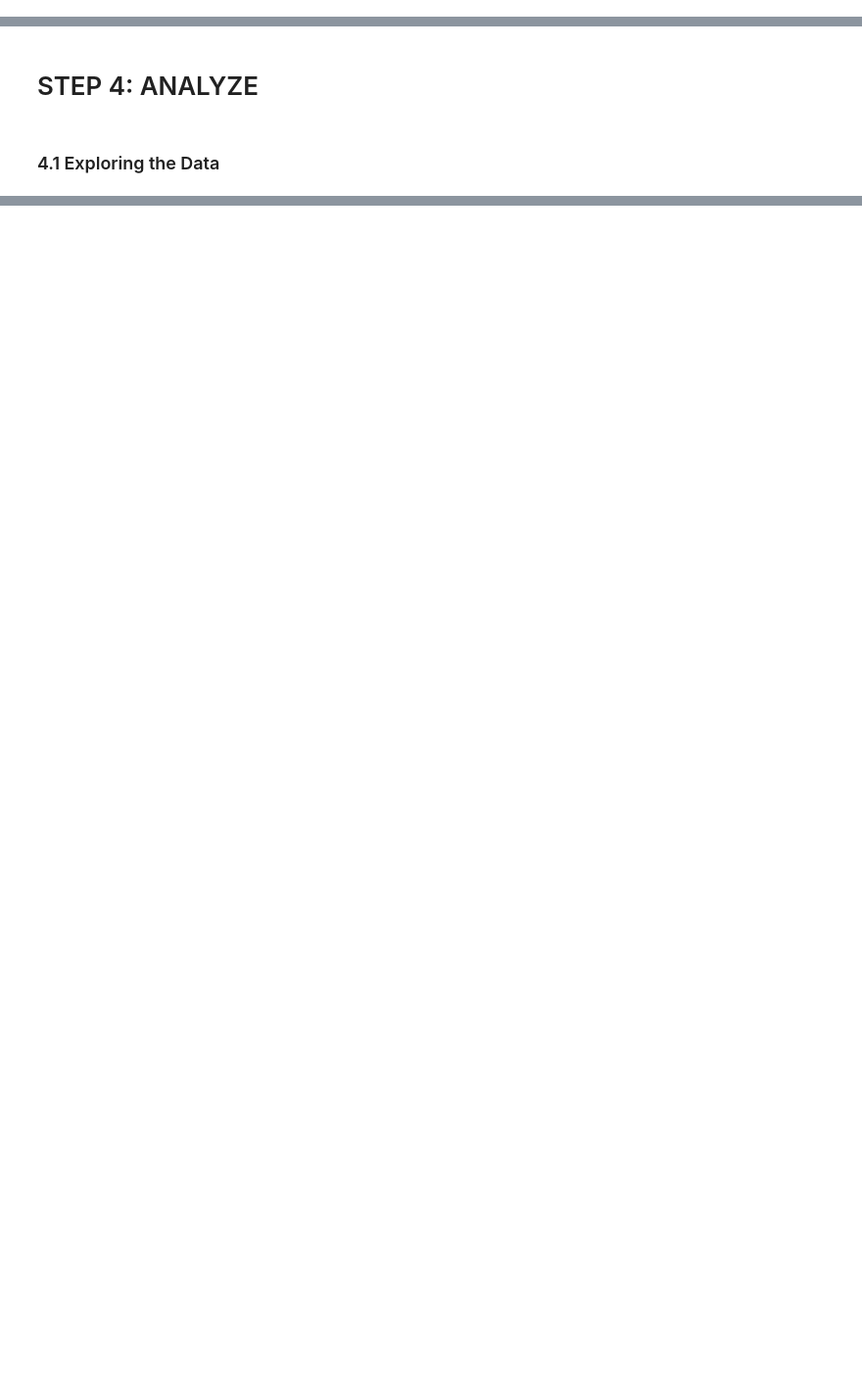
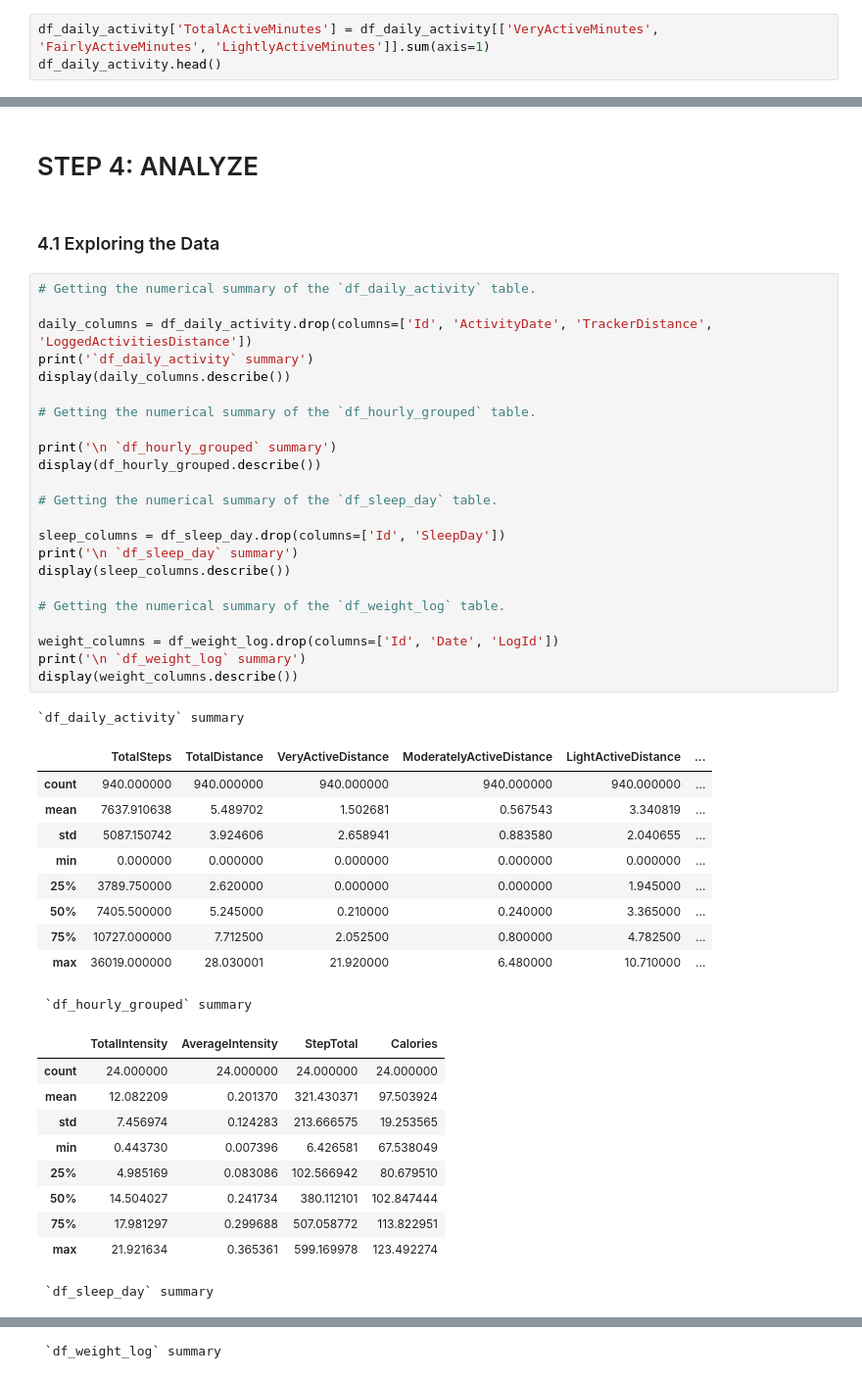
Before and after one commit to Klekzee/Case-Studies, a Jupyter notebook: 01-GoogleCapstone1/BellaBeat.ipynb, the cells around one changed output, grey strips where cells are left out. Shown at 98% size. Cells and saved outputs as stored; diff of their text form; blank space fills up the shorter version.

```diff
--- a/01-GoogleCapstone1/BellaBeat.ipynb
+++ b/01-GoogleCapstone1/BellaBeat.ipynb
@@ -356,0 +394,3 @@ memory usage: 110.3 KB
+# %%
+df_daily_activity['TotalActiveMinutes'] = df_daily_activity[['VeryActiveMinutes', 'FairlyActiveMinutes', 'LightlyActiveMinutes']].sum(axis=1)
+df_daily_activity.head()
@@ -358,3 +405,48 @@ memory usage: 110.3 KB
 # STEP 4: ANALYZE
 # %% [markdown]
 ### 4.1 Exploring the Data
+# %%
+# Getting the numerical summary of the `df_daily_activity` table.
+
+daily_columns = df_daily_activity.drop(columns=['Id', 'ActivityDate', 'TrackerDistance', 'LoggedActivitiesDistance'])
+print('`df_daily_activity` summary')
+display(daily_columns.describe())
+
+# Getting the numerical summary of the `df_hourly_grouped` table.
+
+print('\n `df_hourly_grouped` summary')
+display(df_hourly_grouped.describe())
+
+# Getting the numerical summary of the `df_sleep_day` table.
+
+sleep_columns = df_sleep_day.drop(columns=['Id', 'SleepDay'])
+print('\n `df_sleep_day` summary')
+display(sleep_columns.describe())
+
+# Getting the numerical summary of the `df_weight_log` table.
+
+weight_columns = df_weight_log.drop(columns=['Id', 'Date', 'LogId'])
+print('\n `df_weight_log` summary')
+display(weight_columns.describe())
+# %% [output]
+`df_daily_activity` summary
+|  | TotalSteps | TotalDistance | VeryActiveDistance | ModeratelyActiveDistance | LightActiveDistance | ... |
+| count | 940.000000 | 940.000000 | 940.000000 | 940.000000 | 940.000000 | ... |
+| mean | 7637.910638 | 5.489702 | 1.502681 | 0.567543 | 3.340819 | ... |
+| std | 5087.150742 | 3.924606 | 2.658941 | 0.883580 | 2.040655 | ... |
+| min | 0.000000 | 0.000000 | 0.000000 | 0.000000 | 0.000000 | ... |
+| 25% | 3789.750000 | 2.620000 | 0.000000 | 0.000000 | 1.945000 | ... |
+| 50% | 7405.500000 | 5.245000 | 0.210000 | 0.240000 | 3.365000 | ... |
+| 75% | 10727.000000 | 7.712500 | 2.052500 | 0.800000 | 4.782500 | ... |
+| max | 36019.000000 | 28.030001 | 21.920000 | 6.480000 | 10.710000 | ... |
+ `df_hourly_grouped` summary
+|  | TotalIntensity | AverageIntensity | StepTotal | Calories |
+| count | 24.000000 | 24.000000 | 24.000000 | 24.000000 |
+| mean | 12.082209 | 0.201370 | 321.430371 | 97.503924 |
+| std | 7.456974 | 0.124283 | 213.666575 | 19.253565 |
+| min | 0.443730 | 0.007396 | 6.426581 | 67.538049 |
+| 25% | 4.985169 | 0.083086 | 102.566942 | 80.679510 |
+| 50% | 14.504027 | 0.241734 | 380.112101 | 102.847444 |
+| 75% | 17.981297 | 0.299688 | 507.058772 | 113.822951 |
+| max | 21.921634 | 0.365361 | 599.169978 | 123.492274 |
+ `df_sleep_day` summary
@@ -360,0 +462 @@ memory usage: 110.3 KB
+ `df_weight_log` summary
```
Also changed, not shown: parts of 18 cells of this notebook.
